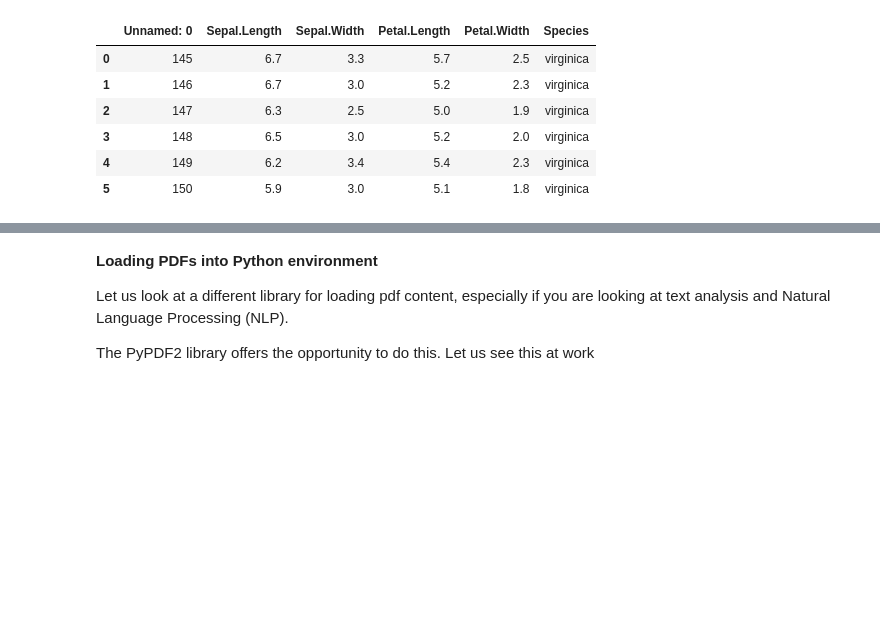
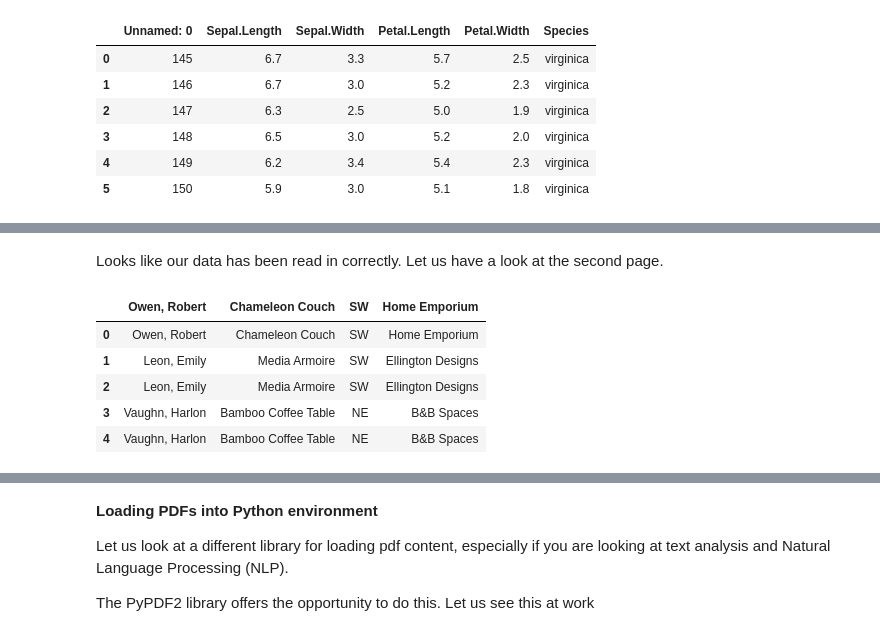
Before and after one commit to oluWH/articles_and_webinars, a Jupyter notebook: Working_with_PDF_file.ipynb, the cells around one changed output, grey strips where cells are left out. Cells and saved outputs as stored; diff of their text form; code cells hidden in the pictures; blank space fills up the shorter version.

```diff
--- a/Working_with_PDF_file.ipynb
+++ b/Working_with_PDF_file.ipynb
@@ -223,0 +248,11 @@ from_page_2[1]
+# %% [markdown]
+Looks like our data has been read in correctly. Let us have a look at the second page.
+# %%
+furniture[1].head()
+# %% [output]
+|  | Owen, Robert | Chameleon Couch | SW | Home Emporium |
+| 0 | Owen, Robert | Chameleon Couch | SW | Home Emporium |
+| 1 | Leon, Emily | Media Armoire | SW | Ellington Designs |
+| 2 | Leon, Emily | Media Armoire | SW | Ellington Designs |
+| 3 | Vaughn, Harlon | Bamboo Coffee Table | NE | B&B Spaces |
+| 4 | Vaughn, Harlon | Bamboo Coffee Table | NE | B&B Spaces |
```
Also changed, not shown: parts of 39 cells of this notebook.
